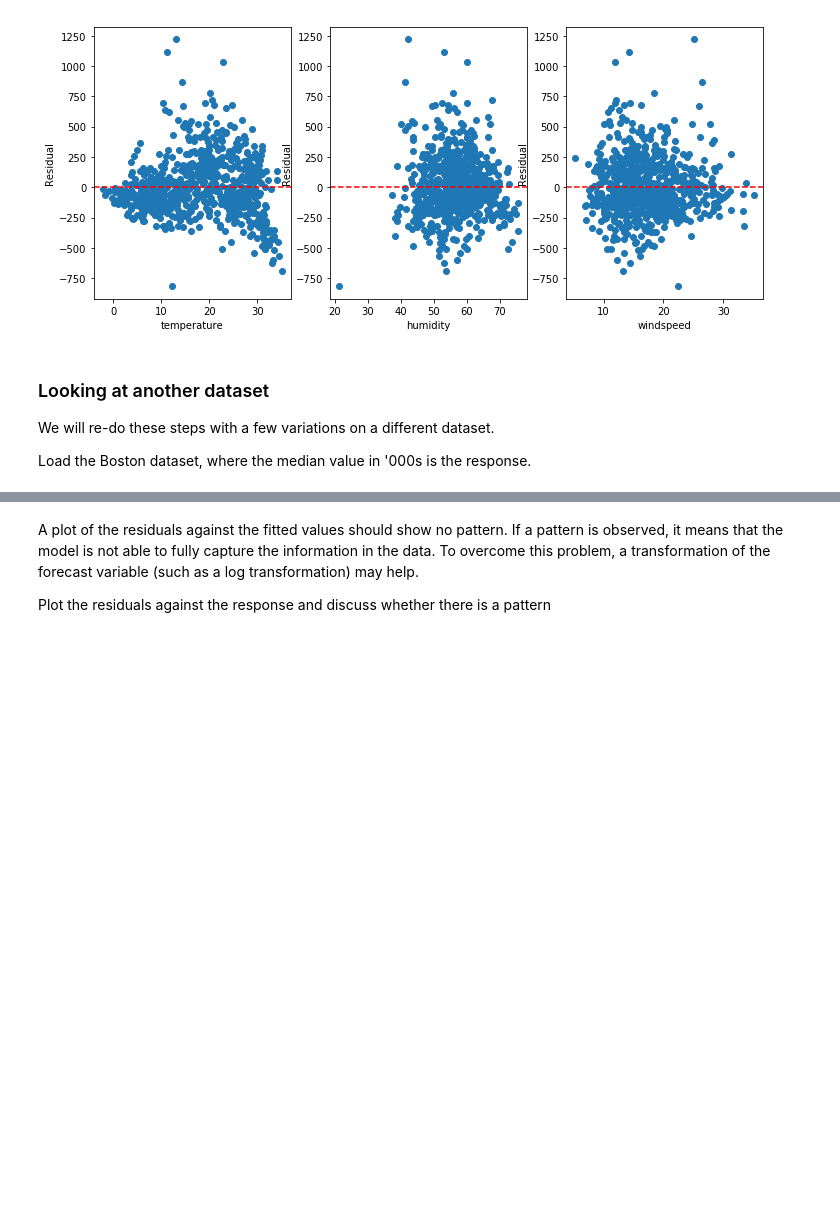
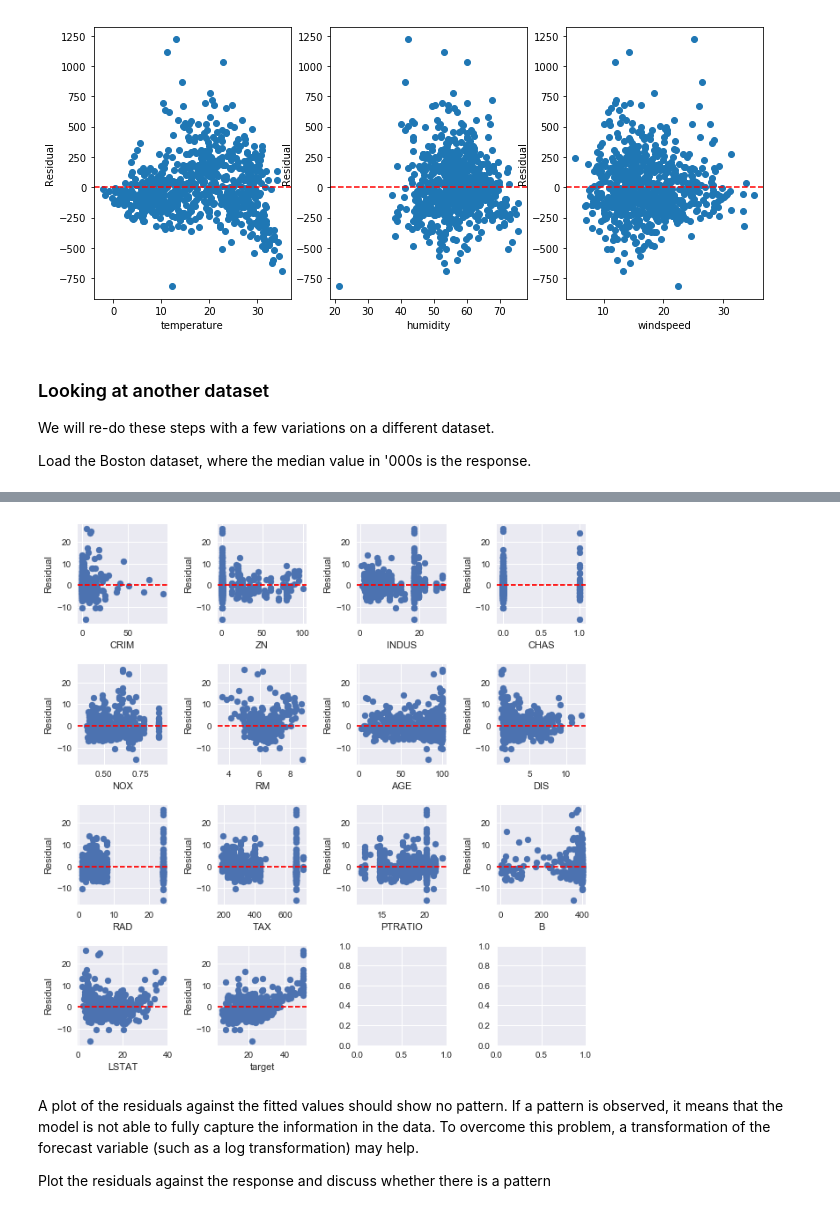
Before and after one commit to ornithos/teachingnotes, a Jupyter notebook: notebooks_LinearRegression-screen.ipynb, the cells around one changed output, grey strips where cells are left out. Saved outputs shown, nothing was run; the diff lists cells and outputs as text; code cells hidden in the pictures; blank space fills up the shorter version.

```diff
--- a/notebooks_LinearRegression-screen.ipynb
+++ b/notebooks_LinearRegression-screen.ipynb
@@ -209,0 +216,5 @@ Fit a linear model, specify `normalize=True` so that the data is scaled before a
+# %%
+# your code here
+lreg = LinearRegression(normalize=True)
+lreg.fit(X, y)
+y_pred = lreg.predict(X)
@@ -210,3 +227,18 @@ Fit a linear model, specify `normalize=True` so that the data is scaled before a
+# %%
+r = y - y_pred
+fig, axs = plt.subplots(4,4, figsize=(9,9))
+for ix, column in enumerate(df.columns):
+    i_1 = ix // 4
+    i_2 = ix % 4
+    ax = axs[i_1, i_2]
+    ax.scatter(df[column], r)
+    ax.set_xlabel(column)
+    ax.set_ylabel("Residual")
+    ax.axhline(0, color="red", linestyle="--");
+
+plt.tight_layout()
+# %% [output]
+[figure, added]
 # %% [markdown]
 A plot of the residuals against the fitted values should show no pattern.
 If a pattern is observed, it means that the model is not able to fully capture the information in the data.
```
Also changed, not shown: parts of 15 cells of this notebook.
